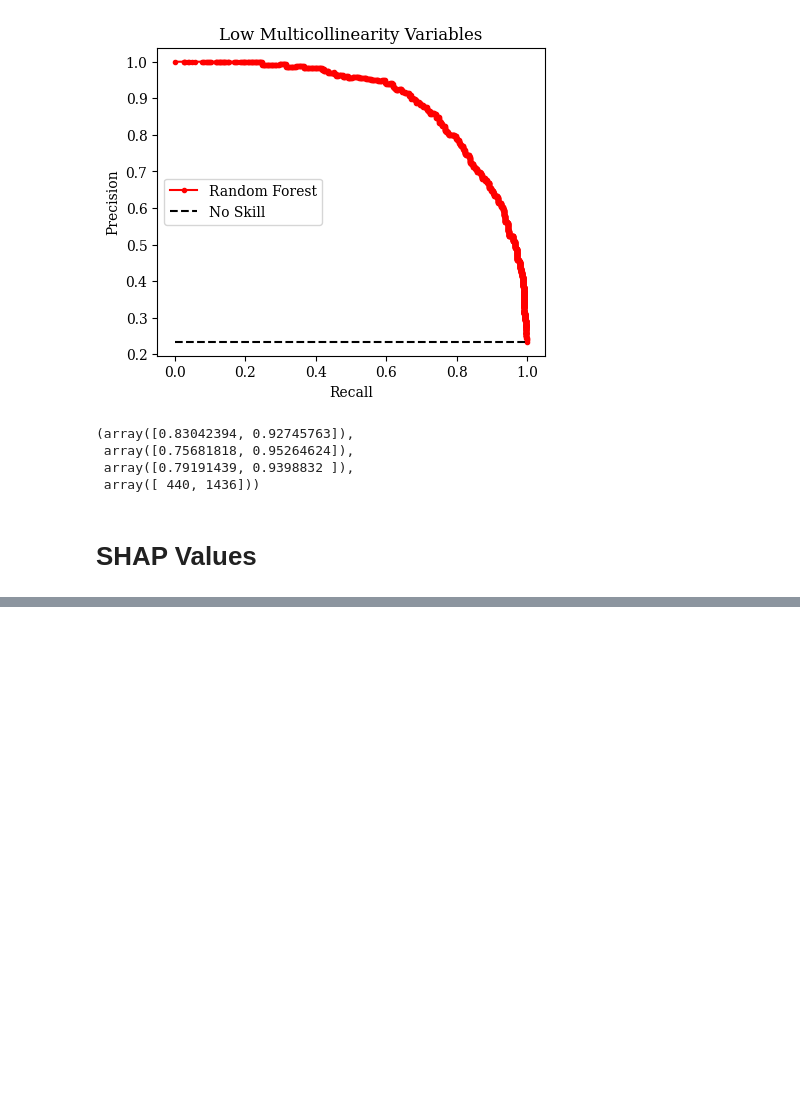
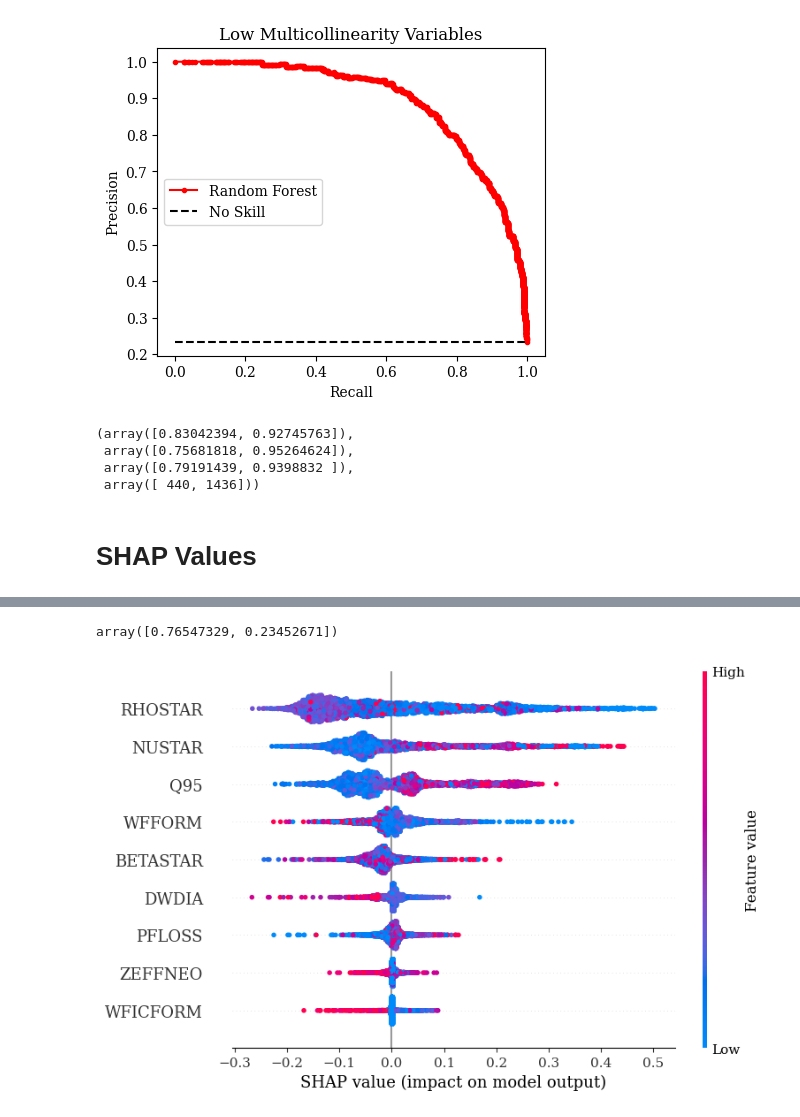
Before and after one commit to Chinnasf/FUSION-EP-Master-Thesis, a Jupyter notebook: Classification/SHAP_Values/Entropy_with_low_MCL.ipynb, the cells around one changed output, grey strips where cells are left out. Cells and saved outputs as stored; diff of their text form; code cells hidden in the pictures; blank space fills up the shorter version.

```diff
--- a/Classification/SHAP_Values/Entropy_with_low_MCL.ipynb
+++ b/Classification/SHAP_Values/Entropy_with_low_MCL.ipynb
@@ -136,5 +136,5 @@ precision_recall_fscore_support(y_test, y_pred_, labels=[1,0])
 import shap
 
 # explain the model's predictions using SHAP
-explainer = shap.Explainer(rf)
+explainer = shap.TreeExplainer(rf)
 shap_values = explainer(X_train)
@@ -165,0 +161,11 @@ TypeError: In v0.20, force plot now requires the base value as the first paramet
+# %%
+expected_value = explainer.expected_value
+expected_value
+# %% [output]
+array([0.76547329, 0.23452671])
+# %%
+shap_values = explainer.shap_values(X_train)[1]
+# %%
+shap.summary_plot(shap_values, X_train, feature_names=features)
+# %% [output]
+[figure, added]
```
Also changed, not shown: parts of 8 cells of this notebook.
